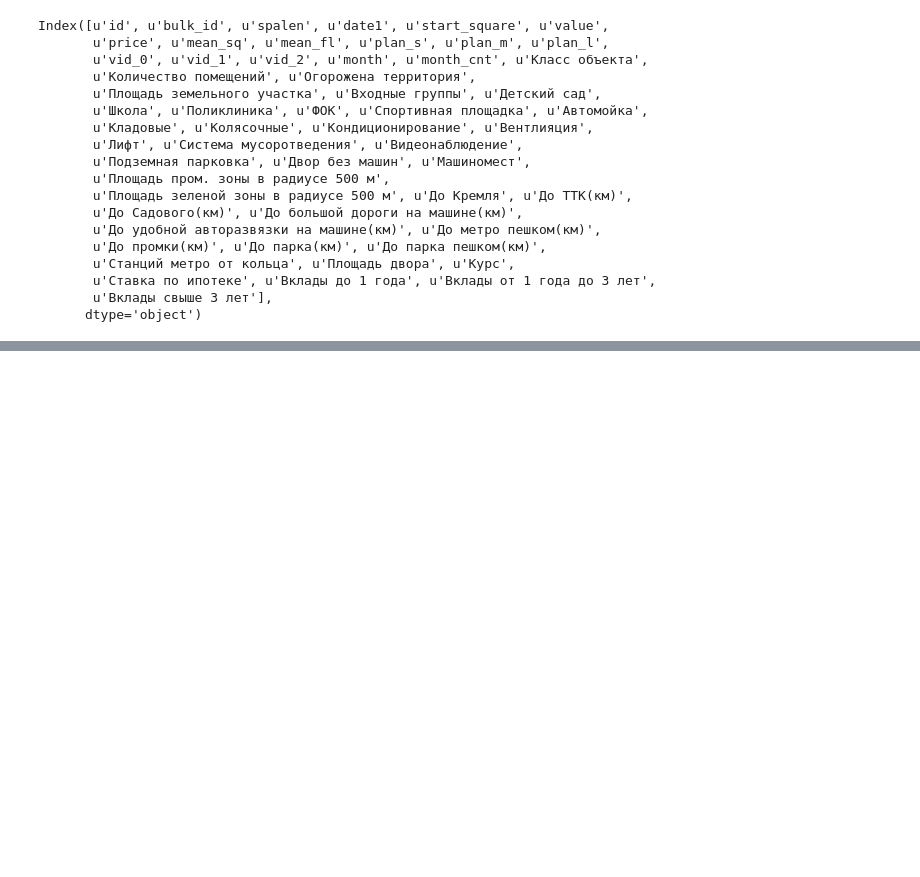
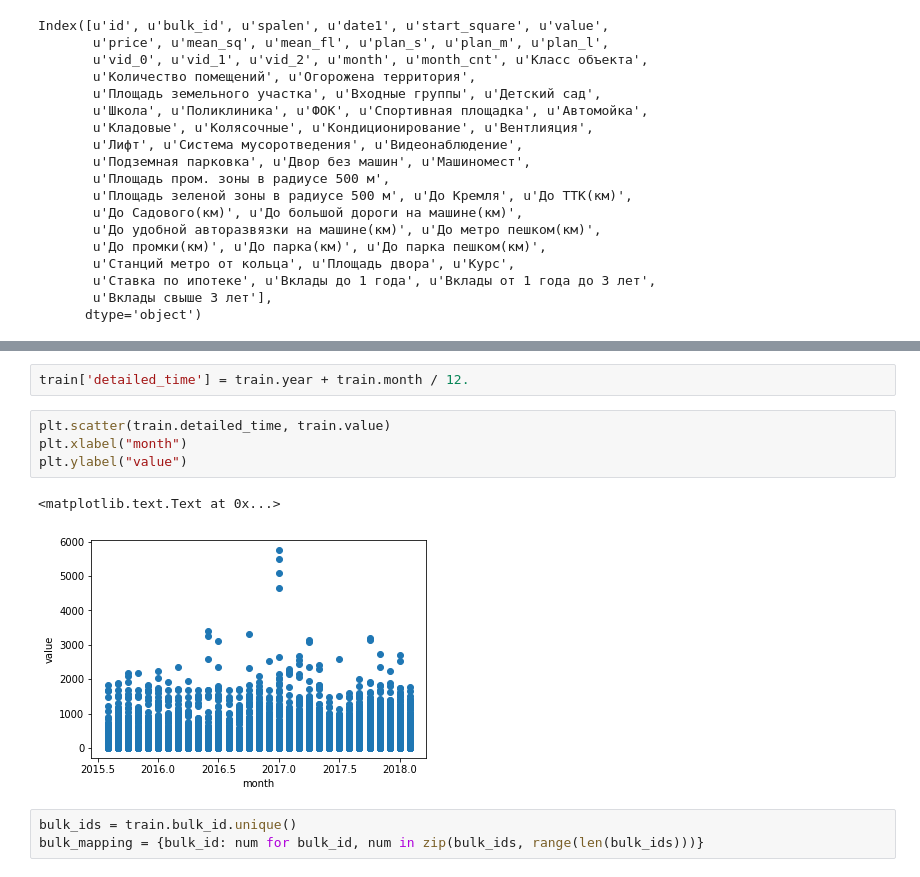
Before and after one commit to krzjoa/pik, a Jupyter notebook: Feature Visualization.ipynb, the cells around one changed output, grey strips where cells are left out. Saved outputs shown, nothing was run; the diff lists cells and outputs as text; blank space fills up the shorter version.

Commit message:
Mapping

```diff
--- a/Feature Visualization.ipynb
+++ b/Feature Visualization.ipynb
@@ -76,0 +95,12 @@ Text(0,0.5,u'value')
+# %%
+train['detailed_time'] = train.year + train.month / 12.
+# %%
+plt.scatter(train.detailed_time, train.value)
+plt.xlabel("month")
+plt.ylabel("value")
+# %% [output]
+<matplotlib.text.Text at 0x...>
+[figure, added]
+# %%
+bulk_ids = train.bulk_id.unique()
+bulk_mapping = {bulk_id: num for bulk_id, num in zip(bulk_ids, range(len(bulk_ids)))}
```
Also changed, not shown: parts of 14 cells of this notebook, 6 other files.
